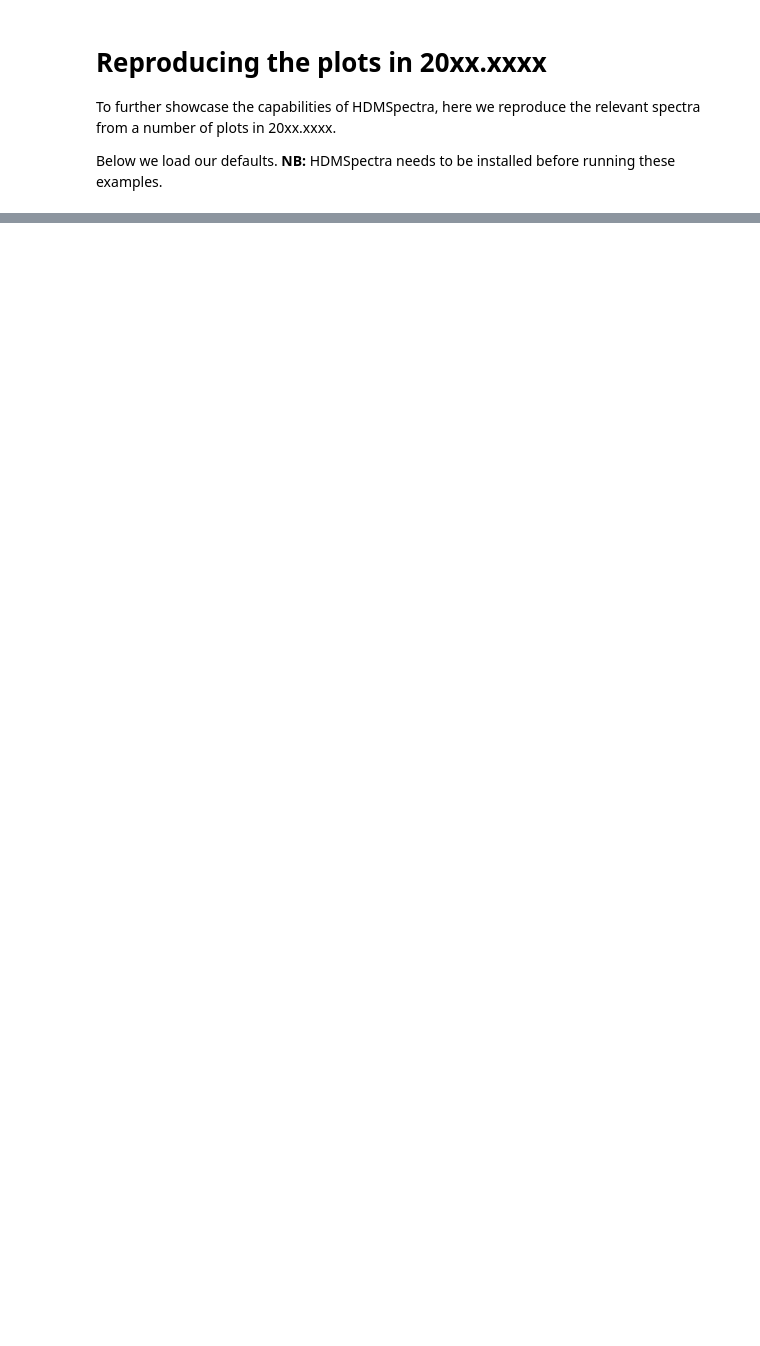
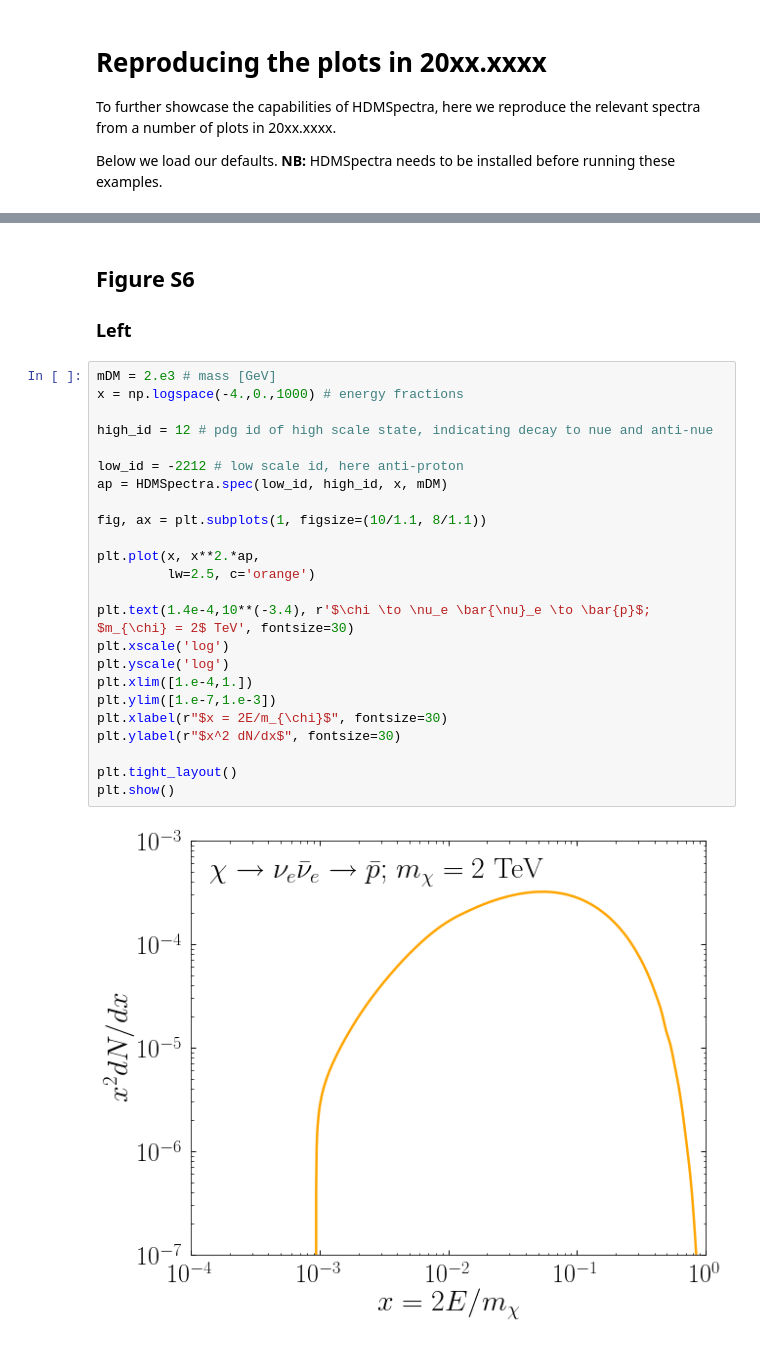
Before and after one commit to nickrodd/HDMSpectra, a Jupyter notebook: examples/ReproducingPlots.ipynb, the cells around one changed output, grey strips where cells are left out. Saved outputs shown, nothing was run; the diff lists cells and outputs as text; blank space fills up the shorter version.

```diff
--- a/examples/ReproducingPlots.ipynb
+++ b/examples/ReproducingPlots.ipynb
@@ -87,0 +184,30 @@ plt.show()
+# %% [markdown]
+## Figure S6
+
+### Left
+# %%
+mDM = 2.e3 # mass [GeV]
+x = np.logspace(-4.,0.,1000) # energy fractions
+
+high_id = 12 # pdg id of high scale state, indicating decay to nue and anti-nue
+
+low_id = -2212 # low scale id, here anti-proton
+ap = HDMSpectra.spec(low_id, high_id, x, mDM)
+
+fig, ax = plt.subplots(1, figsize=(10/1.1, 8/1.1))
+
+plt.plot(x, x**2.*ap,
+         lw=2.5, c='orange')
+
+plt.text(1.4e-4,10**(-3.4), r'$\chi \to \nu_e \bar{\nu}_e \to \bar{p}$; $m_{\chi} = 2$ TeV', fontsize=30)
+plt.xscale('log')
+plt.yscale('log')
+plt.xlim([1.e-4,1.])
+plt.ylim([1.e-7,1.e-3])
+plt.xlabel(r"$x = 2E/m_{\chi}$", fontsize=30)
+plt.ylabel(r"$x^2 dN/dx$", fontsize=30)
+
+plt.tight_layout()
+plt.show()
+# %% [output]
+[figure, added]
```
Also changed, not shown: parts of 11 cells of this notebook, 1 other file.
